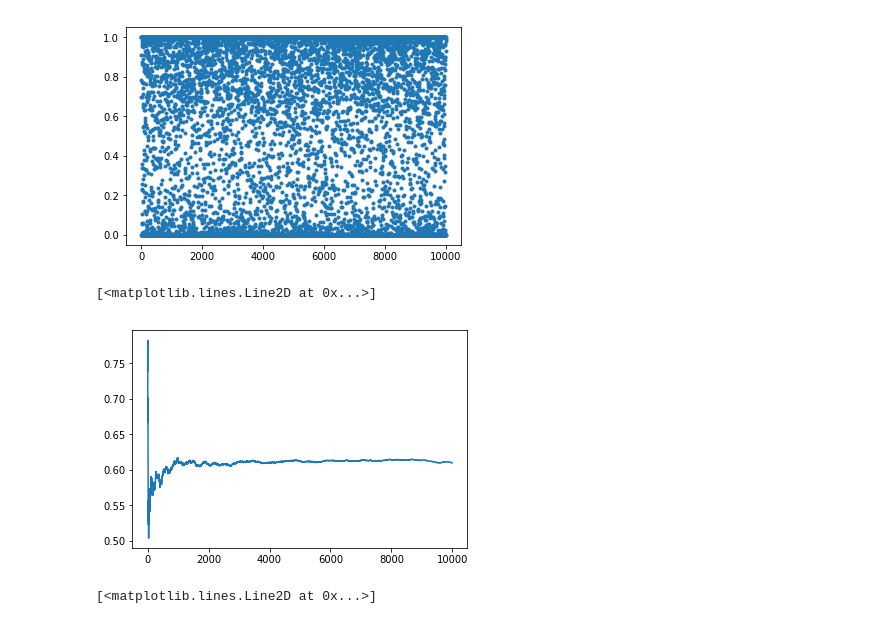
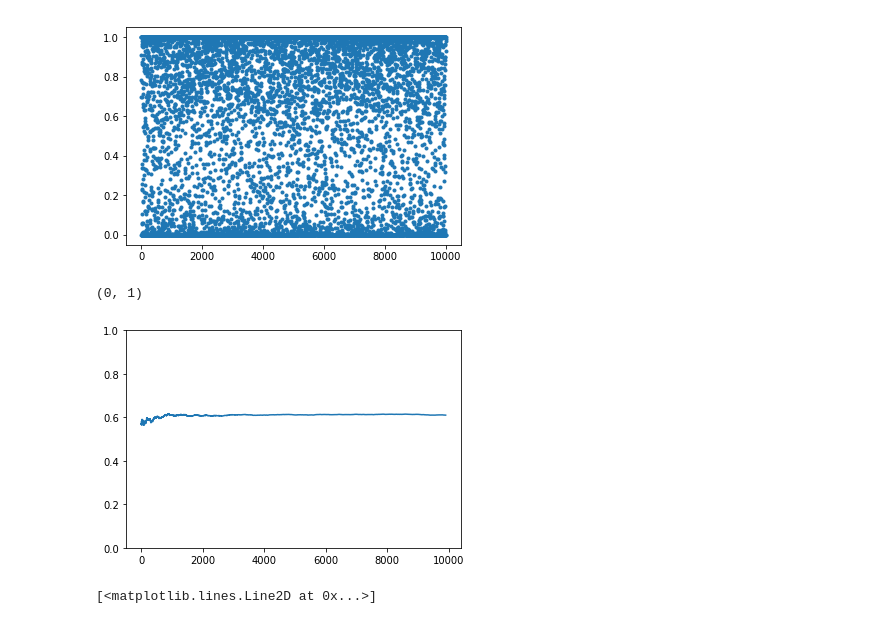
Before and after one commit to openforcefield/bayes-implicit-solvent, a Jupyter notebook: notebooks/MALA.ipynb, the cells around one changed output. Saved outputs shown, nothing was run; the diff lists cells and outputs as text; code cells hidden in the pictures.

```diff
--- a/notebooks/MALA.ipynb
+++ b/notebooks/MALA.ipynb
@@ -106,10 +106,11 @@ plt.plot(acceptance_probs, '.')
 [<matplotlib.lines.Line2D at 0x...>]
 [figure]
 # %%
-plt.plot((np.cumsum(acceptance_probs) / np.arange(len(acceptance_probs)))[10:])
+plt.plot((np.cumsum(acceptance_probs) / np.arange(len(acceptance_probs)))[100:])
+plt.ylim(0,1)
 # %% [output]
-[<matplotlib.lines.Line2D at 0x...>]
+(0, 1)
-[figure, old version]
+[figure, new version]
 # %%
 plt.plot(traj[:,0], traj[:,1])
 # %% [output]
```
Also changed, not shown: parts of 2 cells of this notebook, 1 other file.
